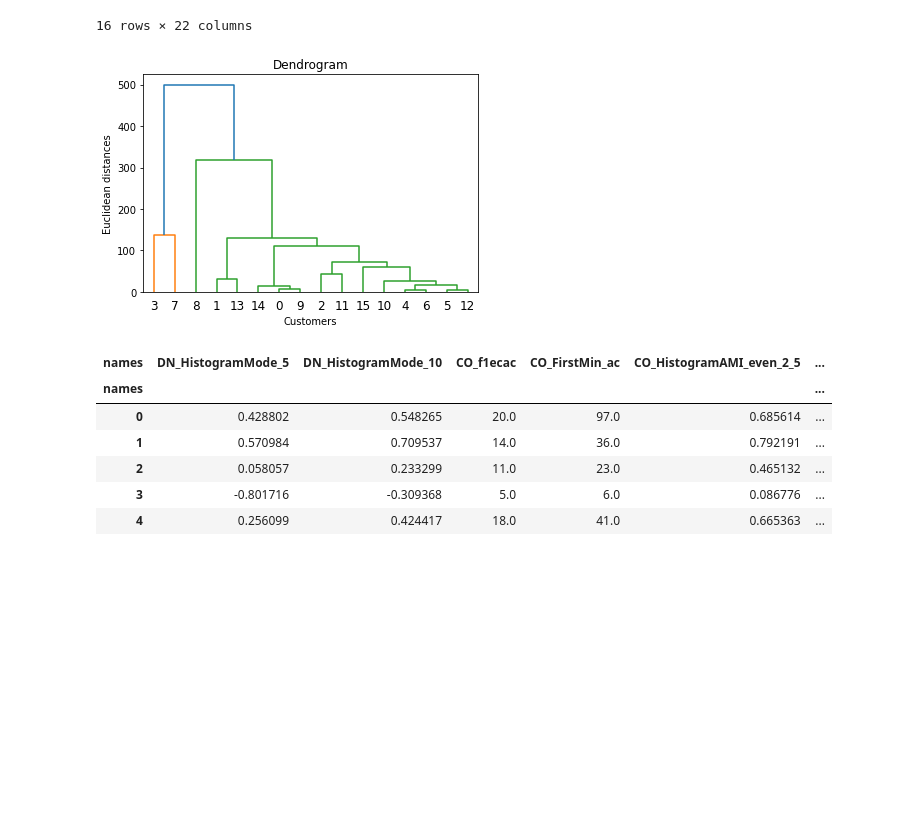
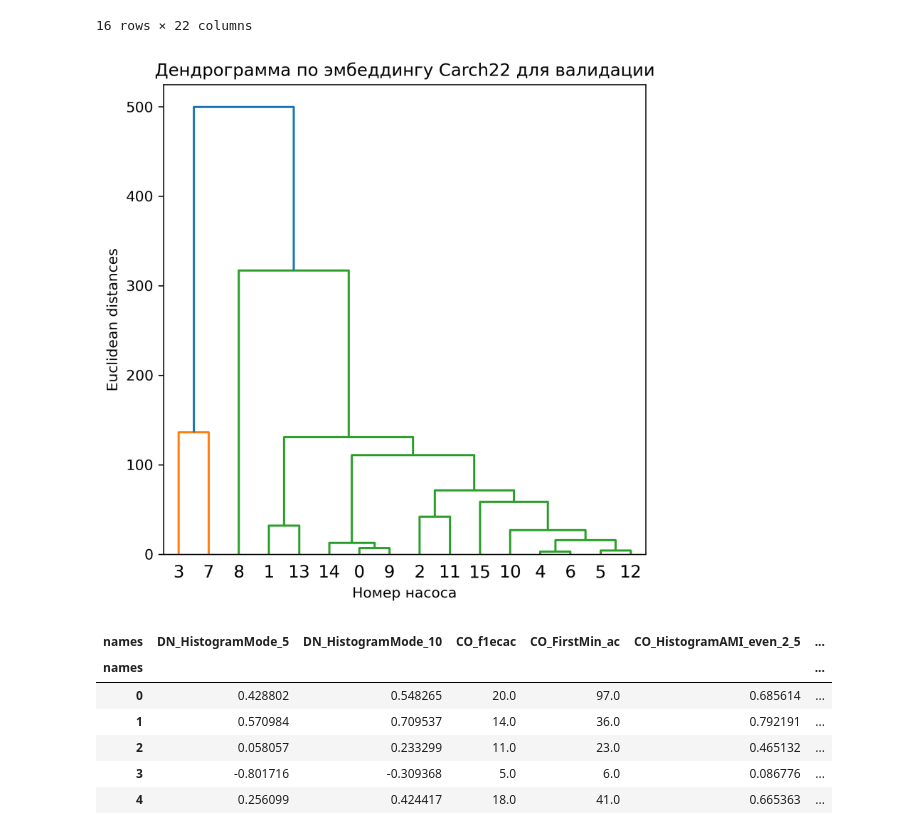
Before and after one commit to ksetdekov/ts_transformers, a Jupyter notebook: compengine_data_prep.ipynb, the cells around one changed output. Drawn from its saved outputs; the diff is of its cells as text; code cells hidden in the pictures; blank space fills up the shorter version.

```diff
--- a/compengine_data_prep.ipynb
+++ b/compengine_data_prep.ipynb
@@ -50,16 +50,21 @@ result_df
 | 14 | 0.249086 | 0.443422 | 13.0 | 92.0 | 0.702820 | ... |
 | 15 | 0.291188 | 0.432582 | 13.0 | 29.0 | 0.600164 | ... |
 16 rows × 22 columns
+# %%
+IMAGE_FOLDER = 'images/'
 # %%
 import scipy.cluster.hierarchy as sch
+fig, axs = plt.subplots(1, 1, sharey=True, figsize=(6,6), dpi=300)
+
 #Lets create a dendrogram variable linkage is actually the algorithm #itself of hierarchical clustering and then in linkage we have to #specify on which data we apply and engage. This is X dataset
 dendrogram = sch.dendrogram(sch.linkage(result_df, method  = "ward"))
-plt.title('Dendrogram')
-plt.xlabel('Customers')
+plt.title('Дендрограмма по эмбеддингу Carch22 для валидации')
+plt.xlabel('Номер насоса')
 plt.ylabel('Euclidean distances')
 plt.show()
+fig.savefig(IMAGE_FOLDER + 'дендрограмма.png', dpi=300)
 # %% [output]
-[figure, old version]
+[figure, new version]
 # %%
 result_df
 # %% [output]
```
Also changed, not shown: parts of 1 cell of this notebook, 13 other files.
